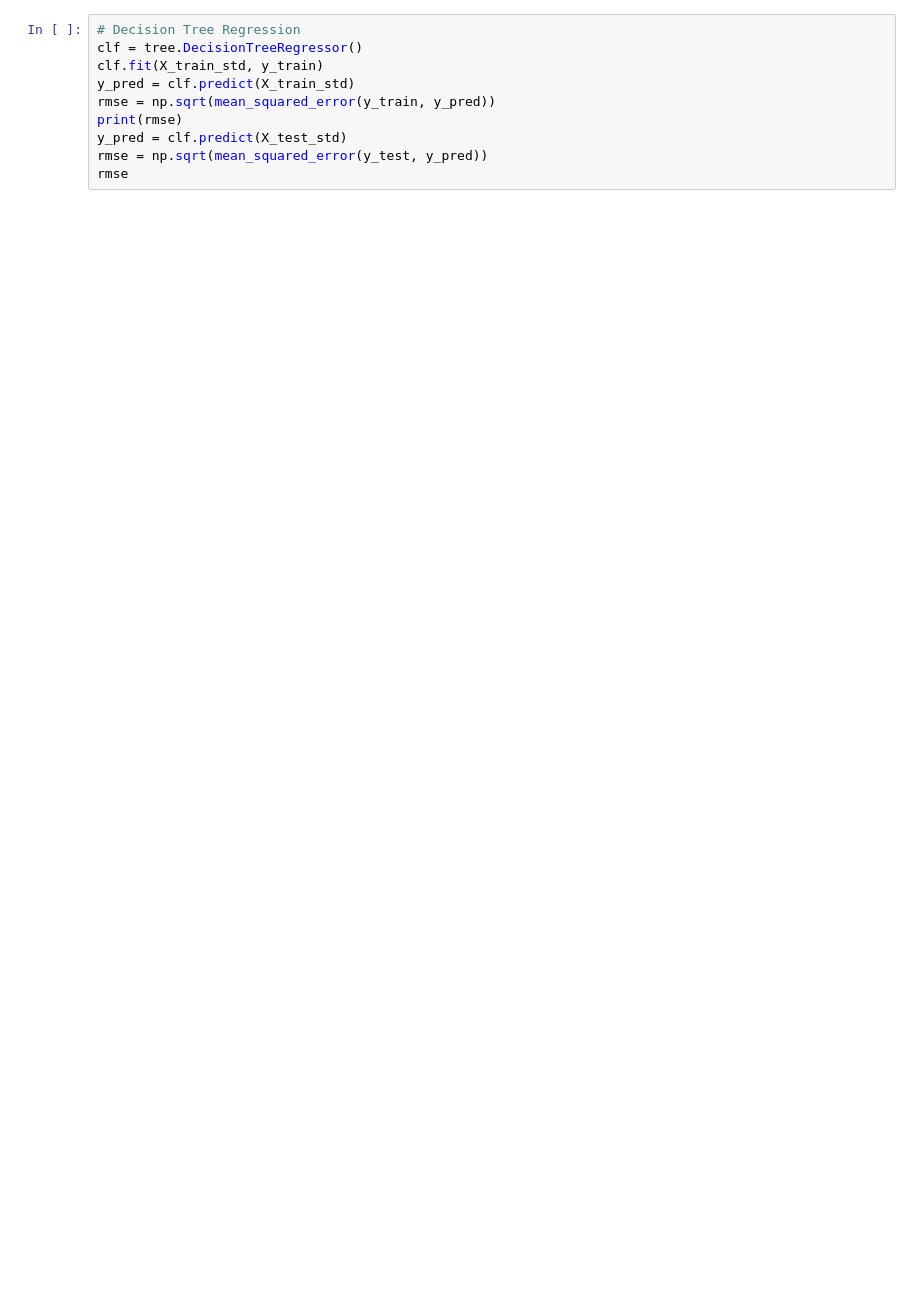
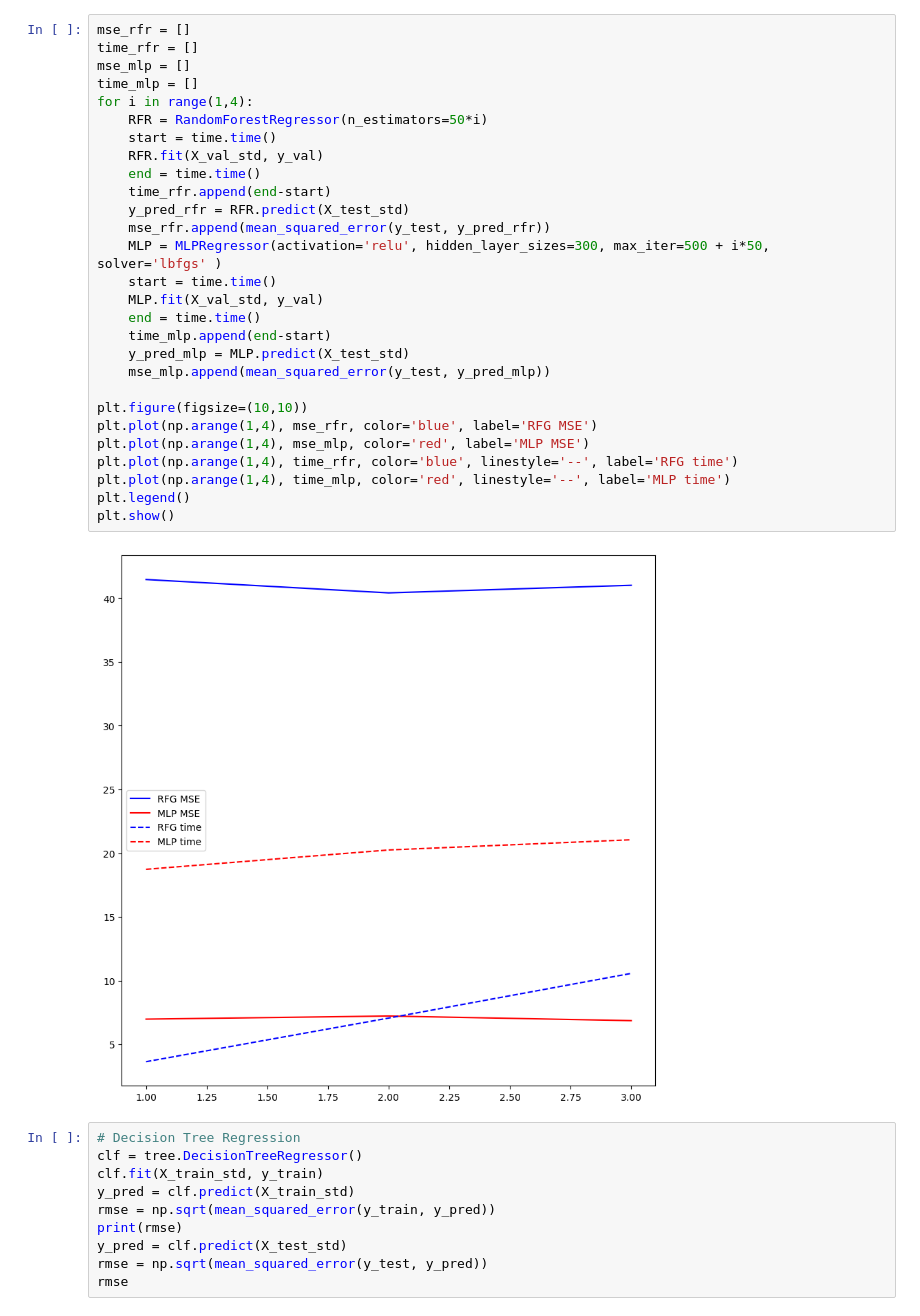
Before and after one commit to DimitrisGkoutzounis/Machine-Learning-Electron-Mass-Prediction, a Jupyter notebook: main.ipynb, the cells around one changed output. Saved outputs shown, nothing was run; the diff lists cells and outputs as text; blank space fills up the shorter version.

```diff
--- a/main.ipynb
+++ b/main.ipynb
@@ -116,3 +416,33 @@ plt.show()
+# %%
+mse_rfr = []
+time_rfr = []
+mse_mlp = []
+time_mlp = []
+for i in range(1,4):
+    RFR = RandomForestRegressor(n_estimators=50*i)
+    start = time.time()
+    RFR.fit(X_val_std, y_val)
+    end = time.time()
+    time_rfr.append(end-start)
+    y_pred_rfr = RFR.predict(X_test_std)
+    mse_rfr.append(mean_squared_error(y_test, y_pred_rfr))
+    MLP = MLPRegressor(activation='relu', hidden_layer_sizes=300, max_iter=500 + i*50, solver='lbfgs' )
+    start = time.time()
+    MLP.fit(X_val_std, y_val)
+    end = time.time()
+    time_mlp.append(end-start)
+    y_pred_mlp = MLP.predict(X_test_std)
+    mse_mlp.append(mean_squared_error(y_test, y_pred_mlp))
+
+plt.figure(figsize=(10,10))
+plt.plot(np.arange(1,4), mse_rfr, color='blue', label='RFG MSE')
+plt.plot(np.arange(1,4), mse_mlp, color='red', label='MLP MSE')
+plt.plot(np.arange(1,4), time_rfr, color='blue', linestyle='--', label='RFG time')
+plt.plot(np.arange(1,4), time_mlp, color='red', linestyle='--', label='MLP time')
+plt.legend()
+plt.show()
+# %% [output]
+[figure, added]
 # %%
 # Decision Tree Regression
 clf = tree.DecisionTreeRegressor()
```
Also changed, not shown: parts of 25 cells of this notebook.
